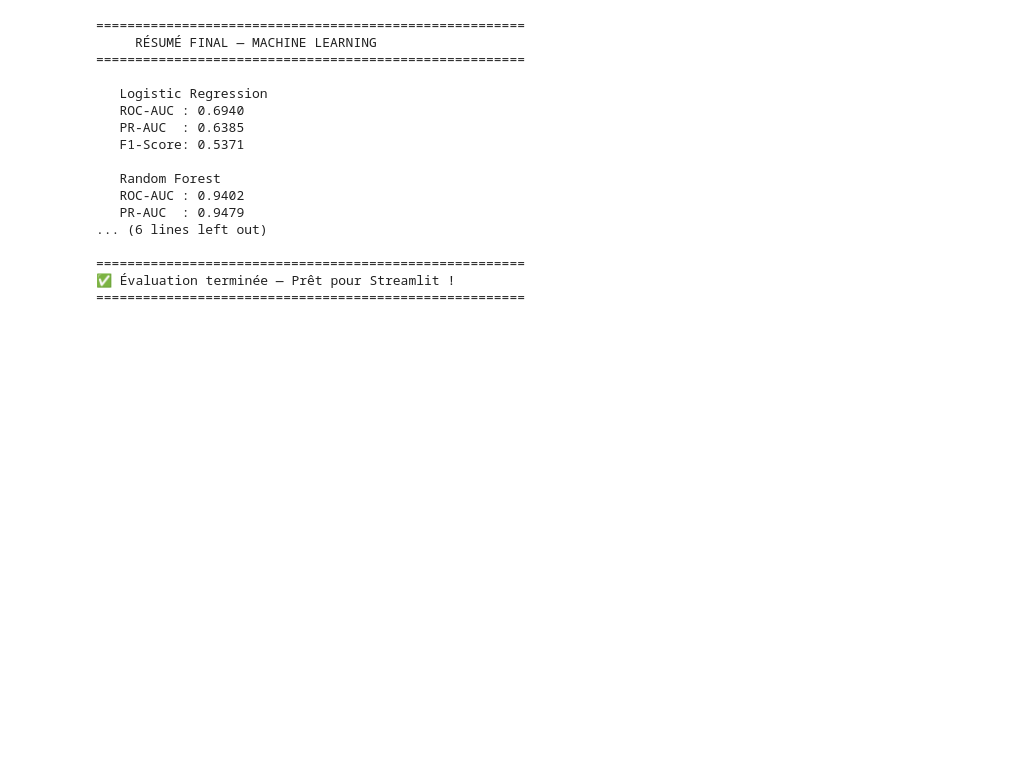
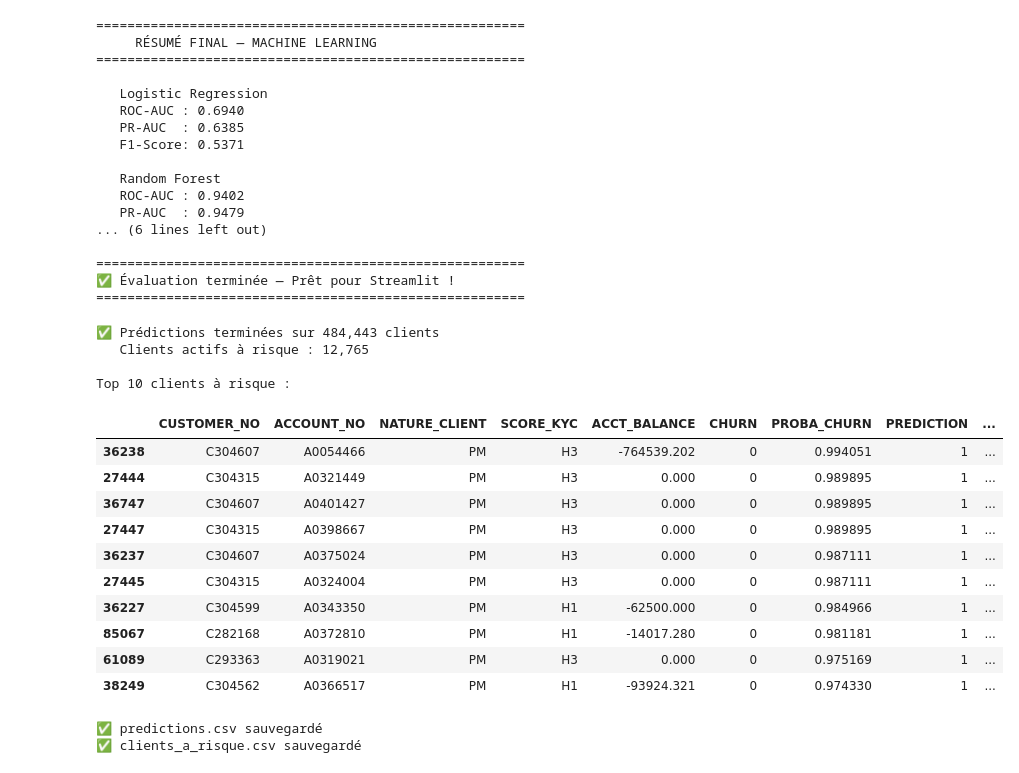
Before and after one commit to Bayrem199/ProjetIntegre-ChurnAnalysis, a Jupyter notebook: 04_machine_learning/notebooks/03_evaluation.ipynb, the cells around one changed output. Drawn from its saved outputs; the diff is of its cells as text; code cells hidden in the pictures; blank space fills up the shorter version.

Commit message:
feat: predictions completes - clients a risque identifies

```diff
--- a/04_machine_learning/notebooks/03_evaluation.ipynb
+++ b/04_machine_learning/notebooks/03_evaluation.ipynb
@@ -115,3 +115,77 @@ print("=" * 55)
 =======================================================
 ✅ Évaluation terminée — Prêt pour Streamlit !
 =======================================================
+# %%
+# Prédiction sur tout le dataset
+import duckdb
+import pandas as pd
+from pathlib import Path
+
+# Charger toutes les données
+conn = duckdb.connect("../../02_data_warehouse/churn_dw.duckdb")
+df_full = conn.execute("SELECT * FROM fact_churn").df()
+conn.close()
+
+# Préparer les features
+encoders = joblib.load("../../04_machine_learning/models/encoders.pkl")
+
+df_pred = df_full[FEATURES + ['CUSTOMER_NO', 'ACCOUNT_NO', 'CHURN']].copy()
+
+NUM_COLS = ['AGE', 'CUST_SENIORITY_YEARS', 'ACCT_BALANCE', 'SALARY']
+CAT_COLS = ['NATURE_CLIENT', 'SCORE_KYC', 'MARITAL_STATUS',
+            'CURRENCY', 'NATIONALITY', 'RESIDENCE', 'COMPLETED_FILE']
+
+for col in NUM_COLS:
+    df_pred[col] = df_pred[col].fillna(df_pred[col].median())
+for col in CAT_COLS:
+    df_pred[col] = df_pred[col].fillna('UNKNOWN')
+    le = encoders[col]
+    # Gérer les valeurs inconnues
+    known = set(le.classes_)
+    df_pred[col] = df_pred[col].apply(lambda x: x if x in known else 'UNKNOWN')
+    df_pred[col] = le.transform(df_pred[col].astype(str))
+
+# Prédiction
+X_full = df_pred[FEATURES]
+df_full_result = df_full[['CUSTOMER_NO', 'ACCOUNT_NO', 'NATURE_CLIENT',
+                           'SCORE_KYC', 'ACCT_BALANCE', 'CHURN']].copy()
+df_full_result['PROBA_CHURN'] = model.predict_proba(X_full)[:, 1]
+df_full_result['PREDICTION']  = (df_full_result['PROBA_CHURN'] >= 0.5).astype(int)
+df_full_result['RISQUE']      = df_full_result['PROBA_CHURN'].apply(
+    lambda x: '🔴 Élevé' if x >= 0.7 else ('🟠 Moyen' if x >= 0.4 else '🟢 Faible'))
+
+# Clients actifs à risque élevé
+clients_risque = df_full_result[
+    (df_full_result['CHURN'] == 0) &
+    (df_full_result['PROBA_CHURN'] >= 0.5)
+].sort_values('PROBA_CHURN', ascending=False)
+
+print(f"✅ Prédictions terminées sur {len(df_full_result):,} clients")
+print(f"   Clients actifs à risque : {len(clients_risque):,}")
+print(f"\nTop 10 clients à risque :")
+display(clients_risque.head(10))
+
+# Sauvegarder
+OUT = Path("../../04_machine_learning/models")
+df_full_result.to_csv(OUT / "predictions.csv", index=False, encoding='utf-8-sig')
+clients_risque.to_csv(OUT / "clients_a_risque.csv", index=False, encoding='utf-8-sig')
+print(f"\n✅ predictions.csv sauvegardé")
+print(f"✅ clients_a_risque.csv sauvegardé")
+# %% [output]
+✅ Prédictions terminées sur 484,443 clients
+   Clients actifs à risque : 12,765
+
+Top 10 clients à risque :
+|  | CUSTOMER_NO | ACCOUNT_NO | NATURE_CLIENT | SCORE_KYC | ACCT_BALANCE | CHURN | PROBA_CHURN | PREDICTION | ... |
+| 36238 | C304607 | A0054466 | PM | H3 | -764539.202 | 0 | 0.994051 | 1 | ... |
+| 27444 | C304315 | A0321449 | PM | H3 | 0.000 | 0 | 0.989895 | 1 | ... |
+| 36747 | C304607 | A0401427 | PM | H3 | 0.000 | 0 | 0.989895 | 1 | ... |
+| 27447 | C304315 | A0398667 | PM | H3 | 0.000 | 0 | 0.989895 | 1 | ... |
+| 36237 | C304607 | A0375024 | PM | H3 | 0.000 | 0 | 0.987111 | 1 | ... |
+| 27445 | C304315 | A0324004 | PM | H3 | 0.000 | 0 | 0.987111 | 1 | ... |
+| 36227 | C304599 | A0343350 | PM | H1 | -62500.000 | 0 | 0.984966 | 1 | ... |
+| 85067 | C282168 | A0372810 | PM | H1 | -14017.280 | 0 | 0.981181 | 1 | ... |
+| 61089 | C293363 | A0319021 | PM | H3 | 0.000 | 0 | 0.975169 | 1 | ... |
+| 38249 | C304562 | A0366517 | PM | H1 | -93924.321 | 0 | 0.974330 | 1 | ... |
+✅ predictions.csv sauvegardé
+✅ clients_a_risque.csv sauvegardé
```
Also changed, not shown: 2 other files.
